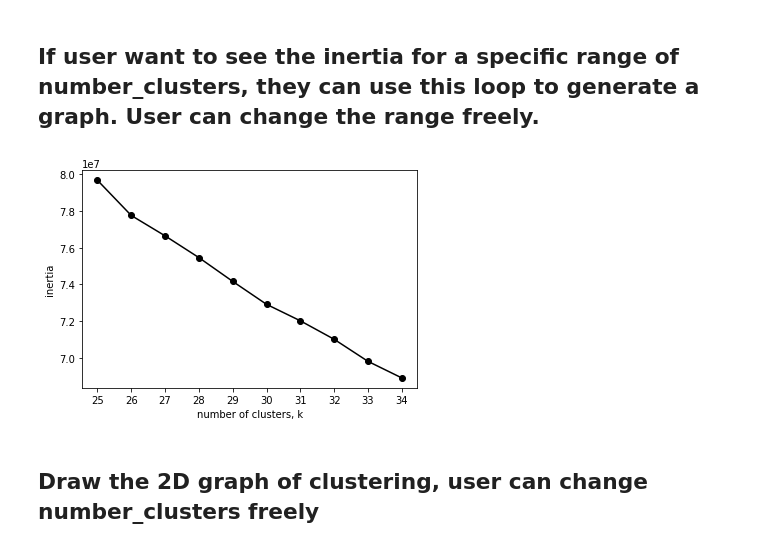
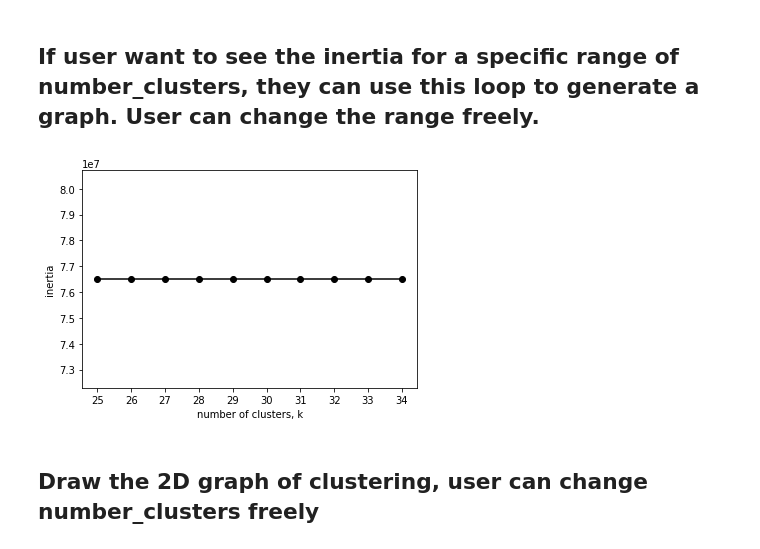
Before and after one commit to yedkk/Deep-learning-project-with-computer-vision, a Jupyter notebook: kmean.ipynb, the cells around one changed output. Drawn from its saved outputs; the diff is of its cells as text; code cells hidden in the pictures.

```diff
--- a/kmean.ipynb
+++ b/kmean.ipynb
@@ -78,22 +73,20 @@ for i, m in enumerate(kmeans.labels_):
 # %% [markdown]
 ## If user want to see the inertia for a specific range of number_clusters, they can use this loop to generate a graph. User can change the range freely.
 # %%
-ks = range(25, 35)
-inertias = []
-for k in ks:
-    # Create a KMeans instance with k clusters: model
-    kmeans = KMeans(n_clusters=k, random_state=0)
+ran = range(25, 35)
+errorlist = []
+for k in ran:
+    kmeans = KMeans(n_init=35, n_clusters=number_clusters, random_state=0, tol=0.00001)
     kmeans.fit(pca)
-    # Append the inertia to the list of inertias
-    inertias.append(kmeans.inertia_)
+    errorlist.append(kmeans.inertia_)
 
-plt.plot(ks, inertias, '-o', color='black')
+plt.plot(ran, errorlist, '-o', color='black')
 plt.xlabel('number of clusters, k')
 plt.ylabel('inertia')
-plt.xticks(ks)
+plt.xticks(ran)
 plt.show()
 # %% [output]
-[figure, old version]
+[figure, new version]
 # %% [markdown]
 ## Draw the 2D graph of clustering, user can change number_clusters freely
 # %%
```
Also changed, not shown: parts of 3 cells of this notebook.
